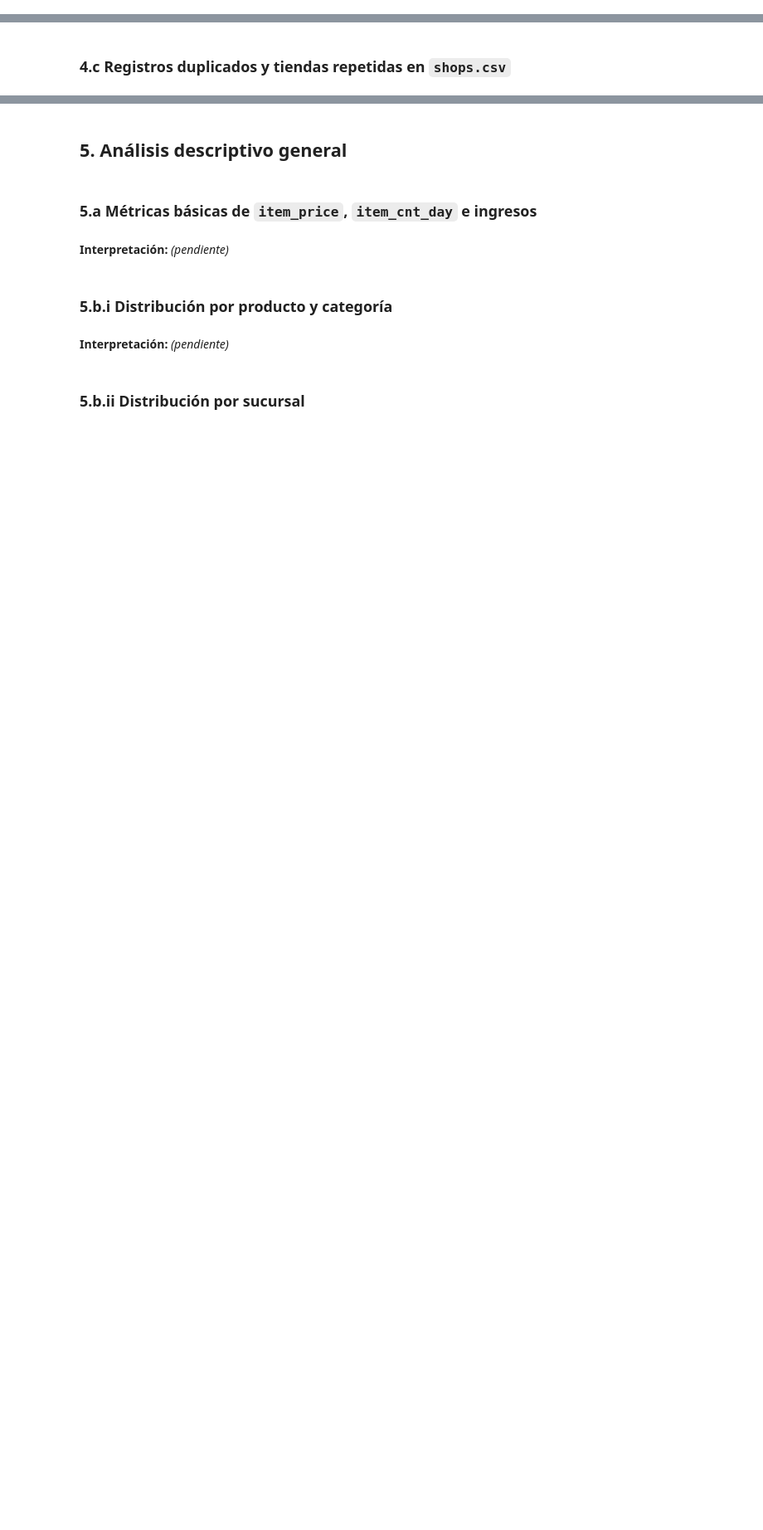
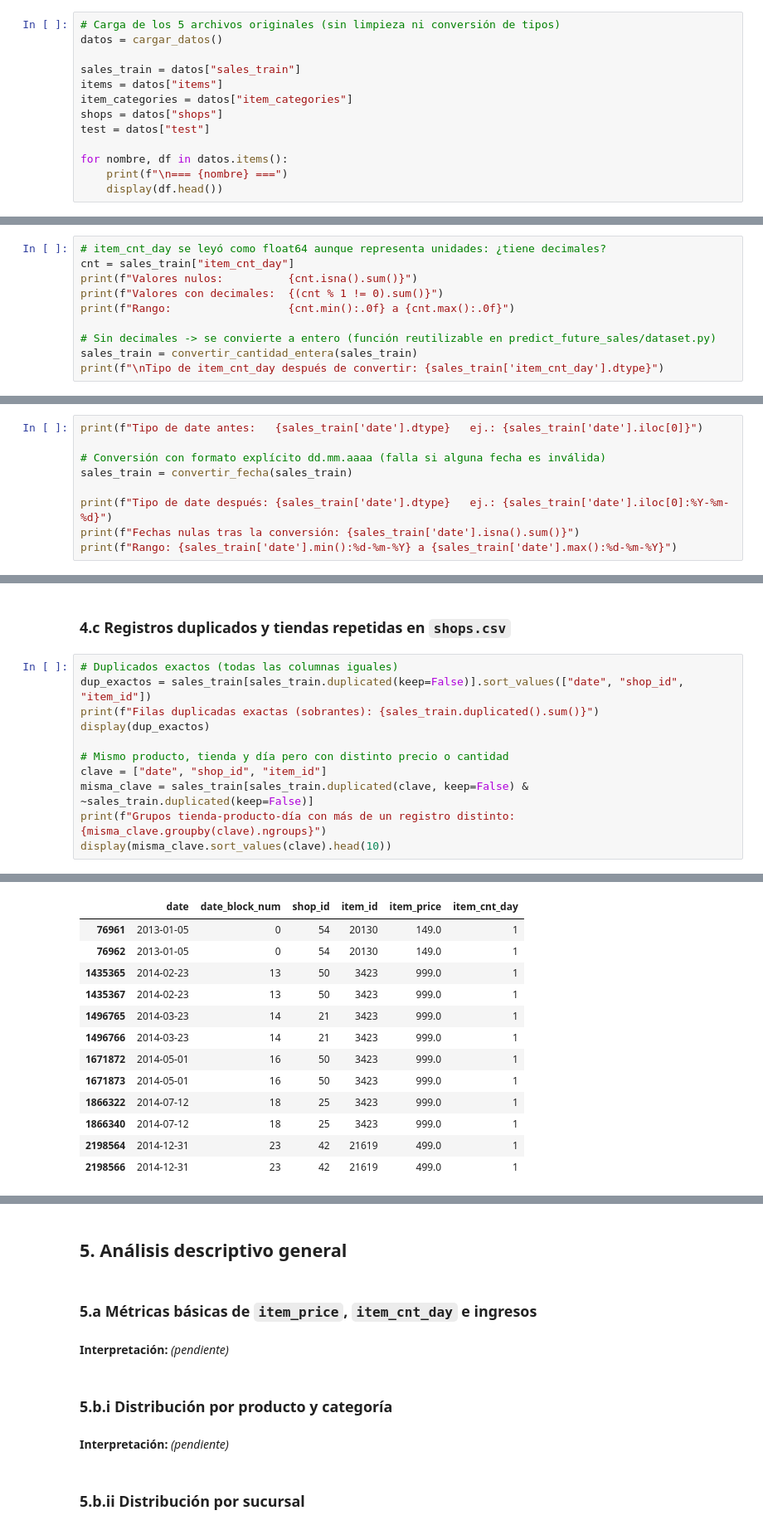
Before and after one commit to alfredo1010/proyecto_predict_future_sales, a Jupyter notebook: notebooks/01_exploratory_data_analysis.ipynb, the cells around one changed output, grey strips where cells are left out. Shown at 83% size. Cells and saved outputs as stored; diff of their text form; blank space fills up the shorter version.

```diff
--- a/notebooks/01_exploratory_data_analysis.ipynb
+++ b/notebooks/01_exploratory_data_analysis.ipynb
@@ -46,3 +57,16 @@ print("Datos crudos en:", RAW_DATA_DIR)
 ## 2. Comprensión inicial del dataset
 # %% [markdown]
 ### 2.a Carga de archivos y primeras filas
+# %%
+# Carga de los 5 archivos originales (sin limpieza ni conversión de tipos)
+datos = cargar_datos()
+
+sales_train = datos["sales_train"]
+items = datos["items"]
+item_categories = datos["item_categories"]
+shops = datos["shops"]
+test = datos["test"]
+
+for nombre, df in datos.items():
+    print(f"\n=== {nombre} ===")
+    display(df.head())
@@ -66,0 +269,10 @@ print("Datos crudos en:", RAW_DATA_DIR)
+# %%
+# item_cnt_day se leyó como float64 aunque representa unidades: ¿tiene decimales?
+cnt = sales_train["item_cnt_day"]
+print(f"Valores nulos:          {cnt.isna().sum()}")
+print(f"Valores con decimales:  {(cnt % 1 != 0).sum()}")
+print(f"Rango:                  {cnt.min():.0f} a {cnt.max():.0f}")
+
+# Sin decimales -> se convierte a entero (función reutilizable en predict_future_sales/dataset.py)
+sales_train = convertir_cantidad_entera(sales_train)
+print(f"\nTipo de item_cnt_day después de convertir: {sales_train['item_cnt_day'].dtype}")
@@ -69,2 +292,11 @@ print("Datos crudos en:", RAW_DATA_DIR)
 # %% [markdown]
 ### 3.b Conversión de `date` a datetime (formato dd.mm.aaaa)
+# %%
+print(f"Tipo de date antes:   {sales_train['date'].dtype}   ej.: {sales_train['date'].iloc[0]}")
+
+# Conversión con formato explícito dd.mm.aaaa (falla si alguna fecha es inválida)
+sales_train = convertir_fecha(sales_train)
+
+print(f"Tipo de date después: {sales_train['date'].dtype}   ej.: {sales_train['date'].iloc[0]:%Y-%m-%d}")
+print(f"Fechas nulas tras la conversión: {sales_train['date'].isna().sum()}")
+print(f"Rango: {sales_train['date'].min():%d-%m-%Y} a {sales_train['date'].max():%d-%m-%Y}")
@@ -87,2 +558,14 @@ print("Datos crudos en:", RAW_DATA_DIR)
 # %% [markdown]
 ### 4.c Registros duplicados y tiendas repetidas en `shops.csv`
+# %%
+# Duplicados exactos (todas las columnas iguales)
+dup_exactos = sales_train[sales_train.duplicated(keep=False)].sort_values(["date", "shop_id", "item_id"])
+print(f"Filas duplicadas exactas (sobrantes): {sales_train.duplicated().sum()}")
+display(dup_exactos)
+
+# Mismo producto, tienda y día pero con distinto precio o cantidad
+clave = ["date", "shop_id", "item_id"]
+misma_clave = sales_train[sales_train.duplicated(clave, keep=False) & ~sales_train.duplicated(keep=False)]
+print(f"Grupos tienda-producto-día con más de un registro distinto: {misma_clave.groupby(clave).ngroups}")
+display(misma_clave.sort_values(clave).head(10))
+# %% [output]
@@ -88,0 +573,13 @@ print("Datos crudos en:", RAW_DATA_DIR)
+|  | date | date_block_num | shop_id | item_id | item_price | item_cnt_day |
+| 76961 | 2013-01-05 | 0 | 54 | 20130 | 149.0 | 1 |
+| 76962 | 2013-01-05 | 0 | 54 | 20130 | 149.0 | 1 |
+| 1435365 | 2014-02-23 | 13 | 50 | 3423 | 999.0 | 1 |
+| 1435367 | 2014-02-23 | 13 | 50 | 3423 | 999.0 | 1 |
+| 1496765 | 2014-03-23 | 14 | 21 | 3423 | 999.0 | 1 |
+| 1496766 | 2014-03-23 | 14 | 21 | 3423 | 999.0 | 1 |
+| 1671872 | 2014-05-01 | 16 | 50 | 3423 | 999.0 | 1 |
+| 1671873 | 2014-05-01 | 16 | 50 | 3423 | 999.0 | 1 |
+| 1866322 | 2014-07-12 | 18 | 25 | 3423 | 999.0 | 1 |
+| 1866340 | 2014-07-12 | 18 | 25 | 3423 | 999.0 | 1 |
+| 2198564 | 2014-12-31 | 23 | 42 | 21619 | 499.0 | 1 |
+| 2198566 | 2014-12-31 | 23 | 42 | 21619 | 499.0 | 1 |
```
Also changed, not shown: parts of 30 cells of this notebook, 4 other files.
